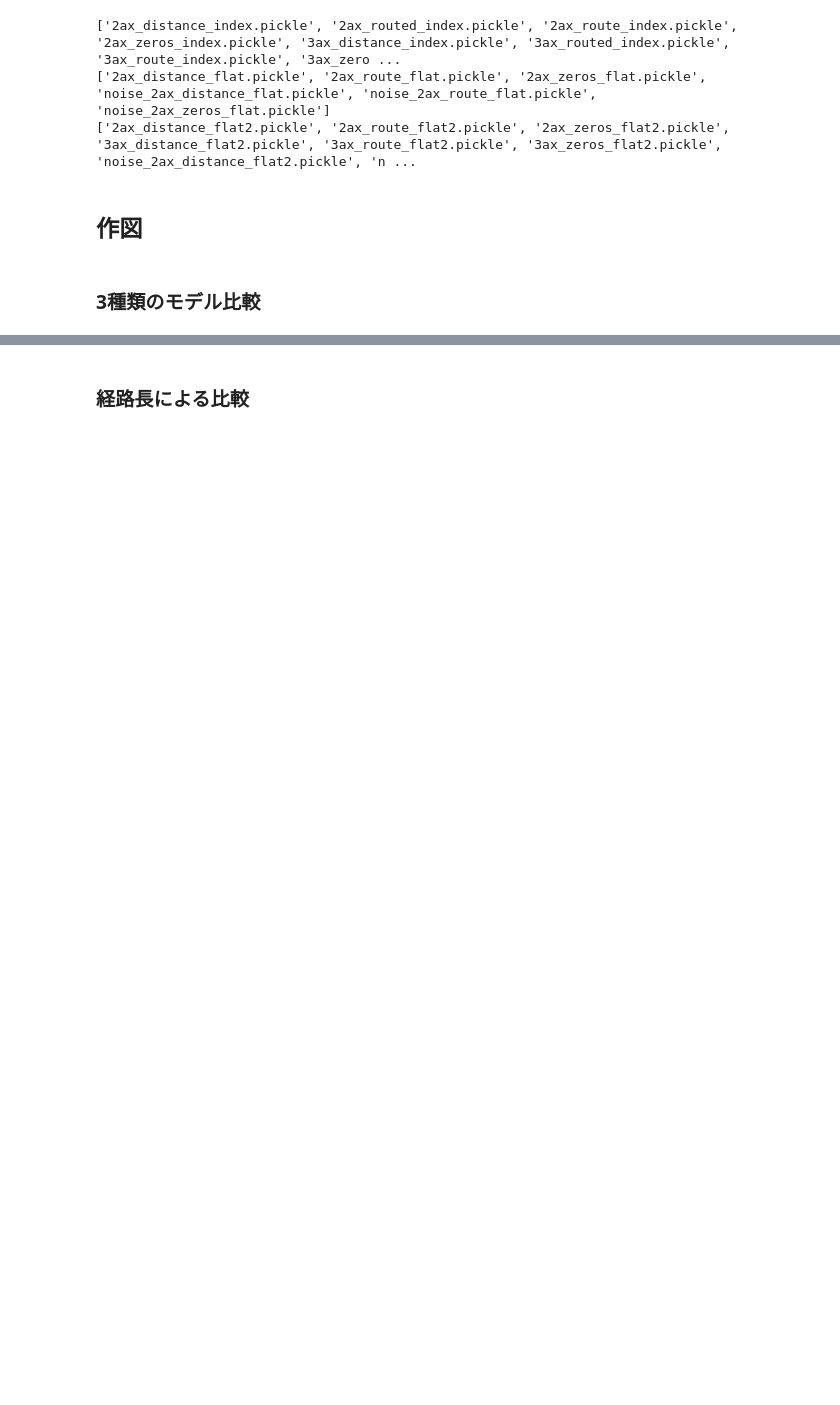
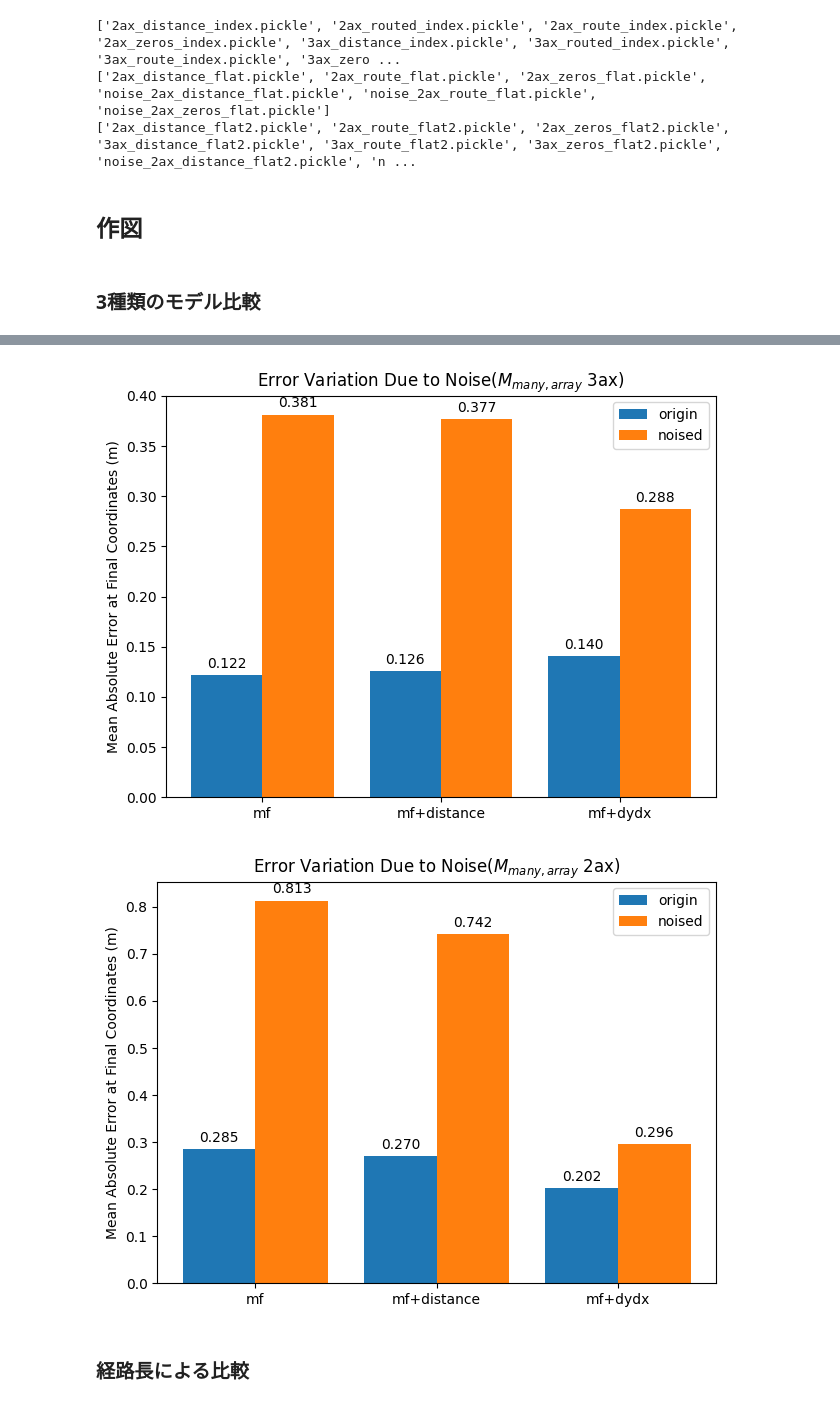
Before and after one commit to hal0309/lab-abci, a Jupyter notebook: _test/eval_m2_datashow.ipynb, the cells around one changed output, grey strips where cells are left out. Drawn from its saved outputs; the diff is of its cells as text; code cells hidden in the pictures; blank space fills up the shorter version.

```diff
--- a/_test/eval_m2_datashow.ipynb
+++ b/_test/eval_m2_datashow.ipynb
@@ -152,3 +173,27 @@ group_bar(title="Comparison of Models Across Different Training Data",
+# %%
+labels = ['mf', 'mf+distance', 'mf+dydx', 'mf', 'mf+distance', 'mf+dydx']
+category = ['origin', 'noised']
+cat1_files = ["3ax_zeros_index.pickle", "3ax_distance_index.pickle", "3ax_route_index.pickle", "2ax_zeros_index.pickle", "2ax_distance_index.pickle", "2ax_route_index.pickle"]
+cat1_value = [np.mean(all_data[f][:,-1]) for f in cat1_files]
+cat2_value = [np.mean(all_data[f"noise_{f}"][:,-1]) for f in cat1_files]
+
+group_bar(
+    title="Error Variation Due to Noise($M_{many,array}$ 3ax)",
+    ylabel="Mean Absolute Error at Final Coordinates (m)",
+    labels=labels[:3],
+    category=category,
+    cat_values=[cat1_value[:3], cat2_value[:3]]
+)
+group_bar(
+    title="Error Variation Due to Noise($M_{many,array}$ 2ax)",
+    ylabel="Mean Absolute Error at Final Coordinates (m)",
+    labels=labels[3:],
+    category=category,
+    cat_values=[cat1_value[3:], cat2_value[3:]]
+)
+# %% [output]
+[figure, added]
+[figure, added]
 # %% [markdown]
 ### 経路長による比較
 # %%
```
Also changed, not shown: parts of 6 cells of this notebook.
